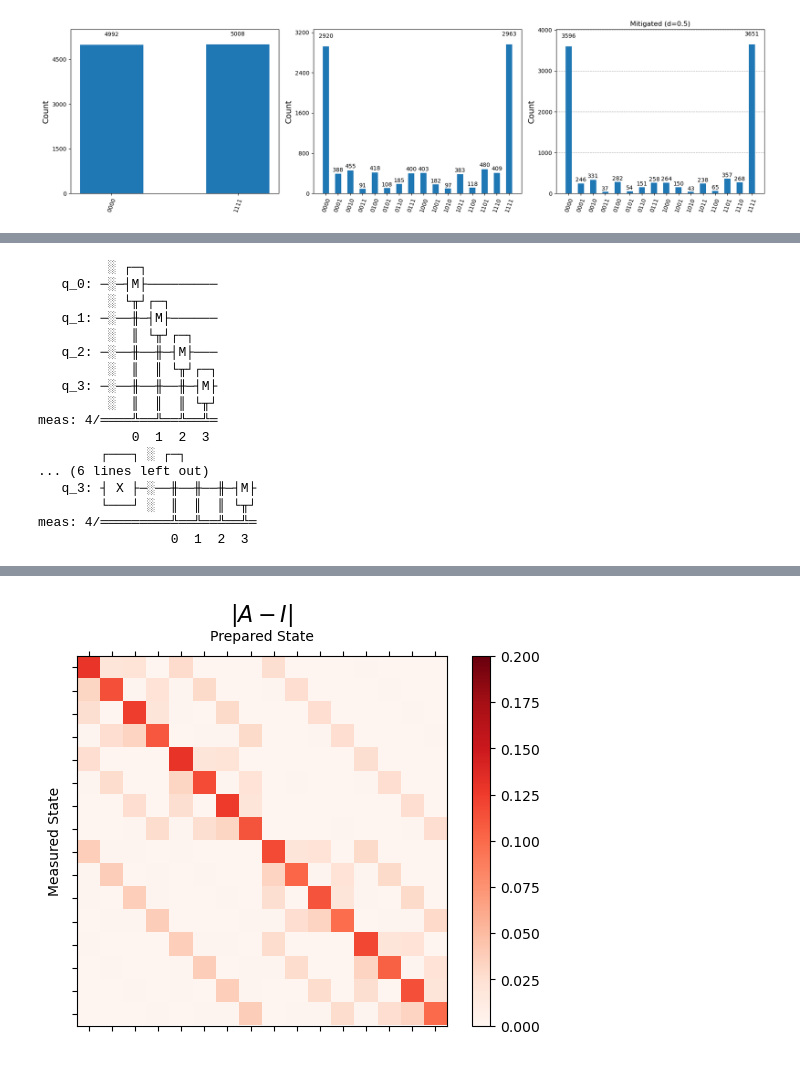
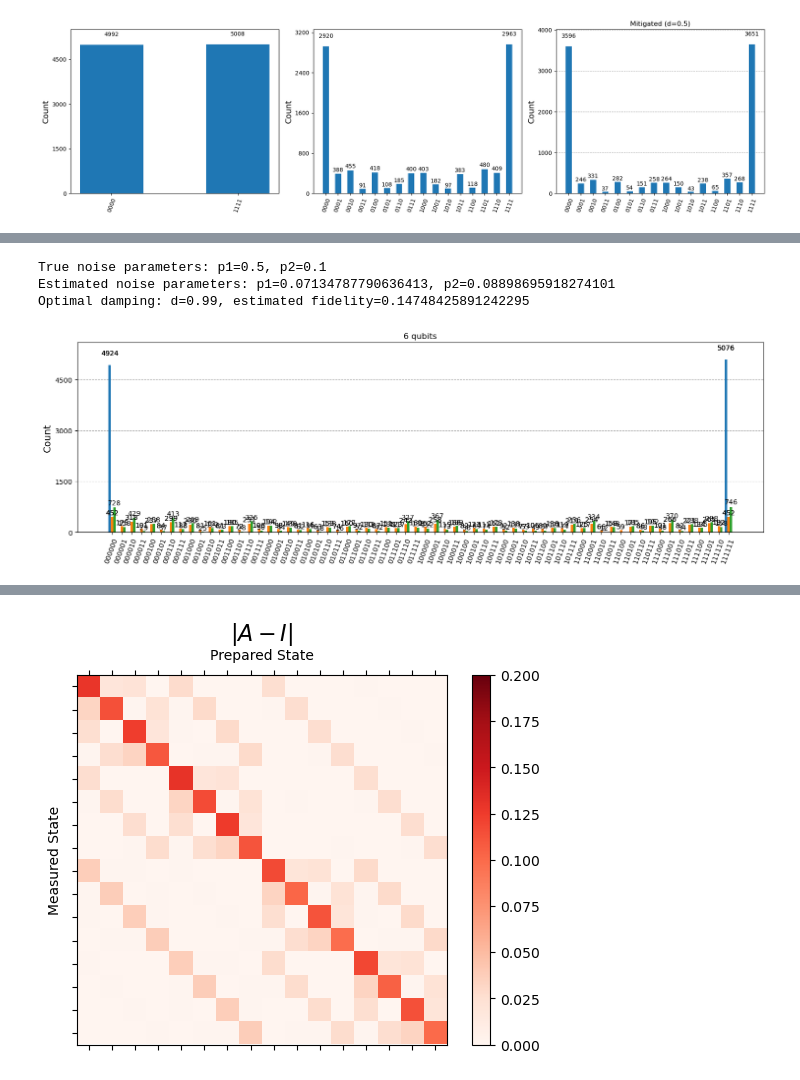
Before and after one commit to OnatAyldz/quantum_benchmark, a Jupyter notebook: error_mitigation_qiskit.ipynb, the cells around one changed output, grey strips where cells are left out. Saved outputs shown, nothing was run; the diff lists cells and outputs as text; code cells hidden in the pictures.

```diff
--- a/error_mitigation_qiskit.ipynb
+++ b/error_mitigation_qiskit.ipynb
@@ -614,3 +584,13 @@ Optimal damping: d=0.99, estimated fidelity=0.8036
+# %%
+fig, axs = plt.subplots(1, 1, figsize=(18, 5))
+n_input = 6
+ideal_counts, noisy_counts, mitigated_counts, p1_est, p2_est, damping, fidelity = run_experiment(n=n_input)
+plot_histogram([ideal_counts, noisy_counts, mitigated_counts], ax=axs, title = f"{n_input} qubits")
+# %% [output]
+True noise parameters: p1=0.5, p2=0.1
+Estimated noise parameters: p1=0.07134787790636413, p2=0.08898695918274101
+Optimal damping: d=0.99, estimated fidelity=0.14748425891242295
+[figure, added]
 # %%
 import numpy as np
 import matplotlib.pyplot as plt
@@ -624,33 +604,3 @@ from qiskit_aer import AerSimulator
 from qiskit_ibm_runtime.fake_provider import FakePerth
 
 backend = AerSimulator.from_backend(FakePerth())
-# %%
-shots = 1024
-qubits = [0,1,2,3]
-num_qubits = len(qubits)
-
-exp = LocalReadoutError(qubits)
-for c in exp.circuits():
-    print(c)
-
-exp.analysis.set_options(plot=True)
-result = exp.run(backend)
-mitigator = result.analysis_results("Local Readout Mitigator", dataframe=True).iloc[0].value
-# %% [output]
-         ░ ┌─┐
-   q_0: ─░─┤M├─────────
-         ░ └╥┘┌─┐
-   q_1: ─░──╫─┤M├──────
-         ░  ║ └╥┘┌─┐
-   q_2: ─░──╫──╫─┤M├───
-         ░  ║  ║ └╥┘┌─┐
-   q_3: ─░──╫──╫──╫─┤M├
-         ░  ║  ║  ║ └╥┘
-meas: 4/════╩══╩══╩══╩═
-            0  1  2  3
-        ┌───┐ ░ ┌─┐
-... (6 lines left out)
-   q_3: ┤ X ├─░──╫──╫──╫─┤M├
-        └───┘ ░  ║  ║  ║ └╥┘
-meas: 4/═════════╩══╩══╩══╩═
-                 0  1  2  3
```
Also changed, not shown: parts of 7 cells of this notebook.
